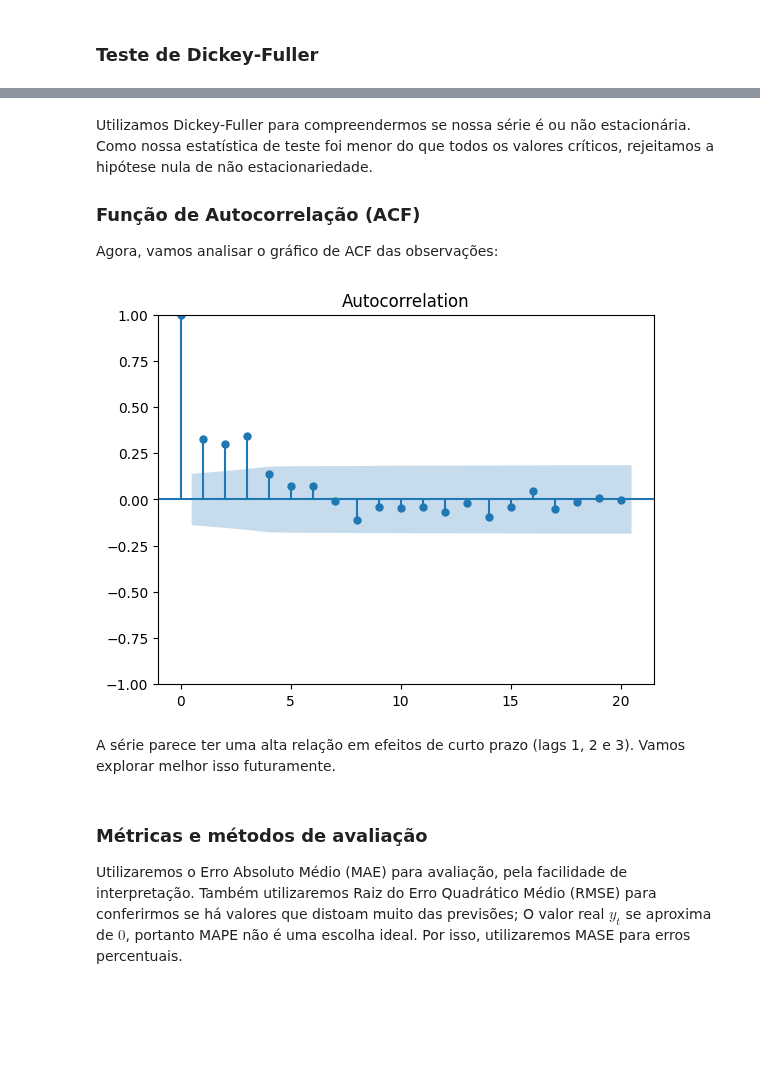
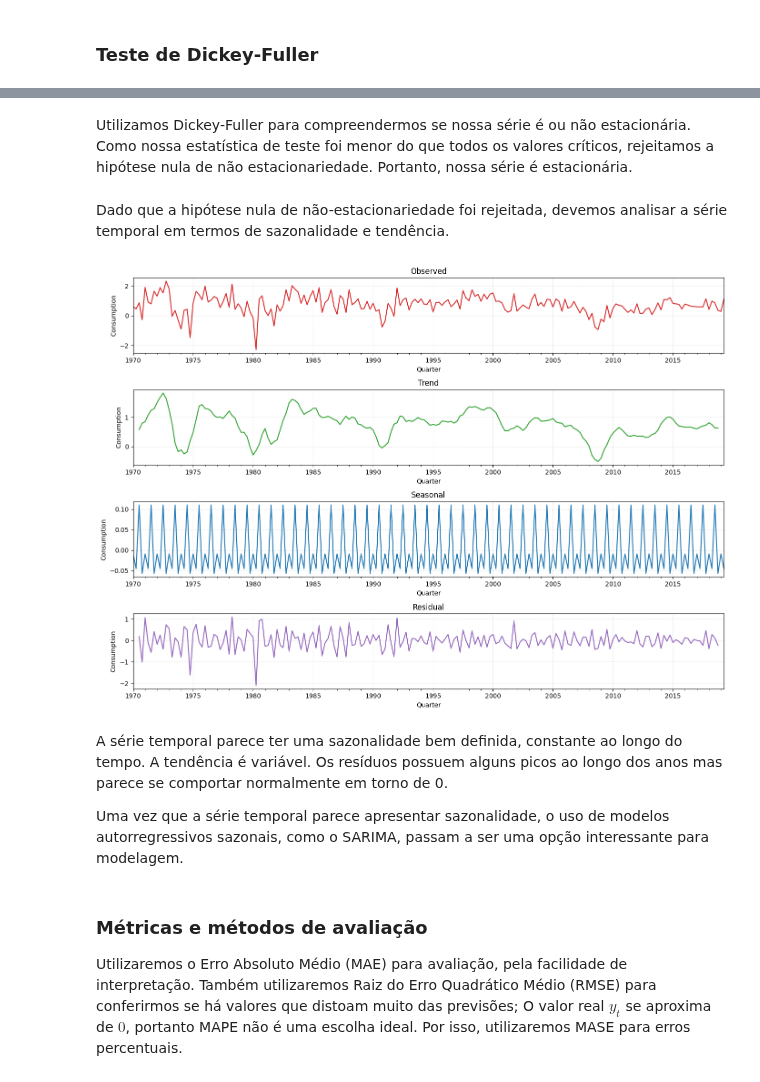
Before and after one commit to ramalhogs/Series_temporais_A2, a Jupyter notebook: analysis.ipynb, the cells around one changed output, grey strips where cells are left out. Saved outputs shown, nothing was run; the diff lists cells and outputs as text; code cells hidden in the pictures; blank space fills up the shorter version.

```diff
--- a/analysis.ipynb
+++ b/analysis.ipynb
@@ -102,16 +118,33 @@ Valores Críticos:
 # %% [markdown]
-Utilizamos Dickey-Fuller para compreendermos se nossa série é ou não estacionária. Como nossa estatística de teste foi menor do que todos os valores críticos, rejeitamos a hipótese nula de não estacionariedade.
-
-### Função de Autocorrelação (ACF)
-
-Agora, vamos analisar o gráfico de ACF das observações:
+Utilizamos Dickey-Fuller para compreendermos se nossa série é ou não estacionária. Como nossa estatística de teste foi menor do que todos os valores críticos, rejeitamos a hipótese nula de não estacionariedade. Portanto, nossa série é estacionária.
-# %%
-plot_acf(df['Consumption'], lags=20)
-plt.show()
-# %% [output]
-[figure, removed]
-# %% [markdown]
-A série parece ter uma alta relação em efeitos de curto prazo (lags 1, 2 e 3). Vamos explorar melhor isso futuramente.
+# %% [markdown]
+Dado que a hipótese nula de não-estacionariedade foi rejeitada, devemos analisar a série temporal em termos de sazonalidade e tendência.
+# %%
+df = df.set_index('Quarter')
+series = df['Consumption']
+
+result = seasonal_decompose(series, model='additive', period=4)
+
+fig, (ax1, ax2, ax3, ax4) = plt.subplots(4, 1, figsize=(14, 10))
+result.observed.plot(ax=ax1, color='tab:red', title='Observed')
+result.trend.plot(ax=ax2, color='tab:green', title='Trend')
+result.seasonal.plot(ax=ax3, color='tab:blue', title='Seasonal')
+result.resid.plot(ax=ax4, color='tab:purple', title='Residual')
+
+for ax in (ax1, ax2, ax3, ax4):
+    ax.grid(linestyle="--", alpha=0.3, zorder=5)
+    ax.set_xlabel("Quarter")
+    ax.set_ylabel("Consumption")
+    ax.set_xlim([df.index[0], df.index[-1]])
+
+plt.tight_layout()
+plt.show()
+# %% [output]
+[figure, added]
+# %% [markdown]
+A série temporal parece ter uma sazonalidade bem definida, constante ao longo do tempo. A tendência é variável. Os resíduos possuem alguns picos ao longo dos anos mas parece se comportar normalmente em torno de 0.
+
+Uma vez que a série temporal parece apresentar sazonalidade, o uso de modelos autorregressivos sazonais, como o SARIMA, passam a ser uma opção interessante para modelagem.
 # %% [markdown]
 ### Métricas e métodos de avaliação
 
```
Also changed, not shown: parts of 11 cells of this notebook.
